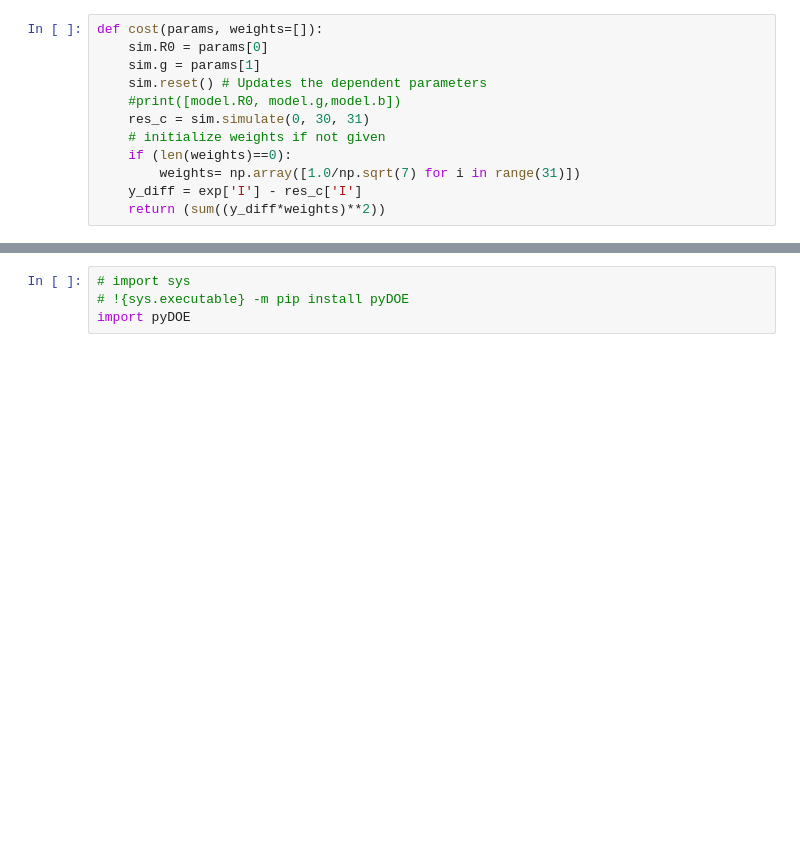
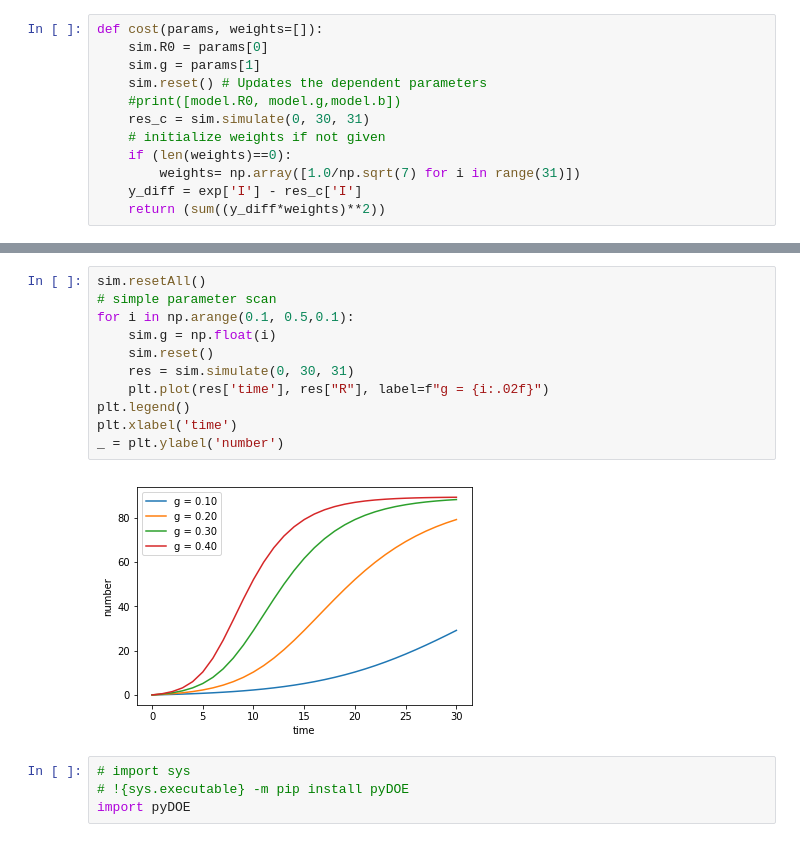
Before and after one commit to mcellteam/Workshop_2021, a Jupyter notebook: bionetgen/advanced_pybng/adv_pybng.ipynb, the cells around one changed output, grey strips where cells are left out. Drawn from its saved outputs; the diff is of its cells as text; blank space fills up the shorter version.

```diff
--- a/bionetgen/advanced_pybng/adv_pybng.ipynb
+++ b/bionetgen/advanced_pybng/adv_pybng.ipynb
@@ -177,3 +186,16 @@ x= [2.51510596 0.33077889]
+# %%
+sim.resetAll()
+# simple parameter scan
+for i in np.arange(0.1, 0.5,0.1):
+    sim.g = np.float(i)
+    sim.reset()
+    res = sim.simulate(0, 30, 31)
+    plt.plot(res['time'], res["R"], label=f"g = {i:.02f}")
+plt.legend()
+plt.xlabel('time')
+_ = plt.ylabel('number')
+# %% [output]
+[figure, added]
 # %%
 # import sys
 # !{sys.executable} -m pip install pyDOE
```
Also changed, not shown: parts of 15 cells of this notebook.
